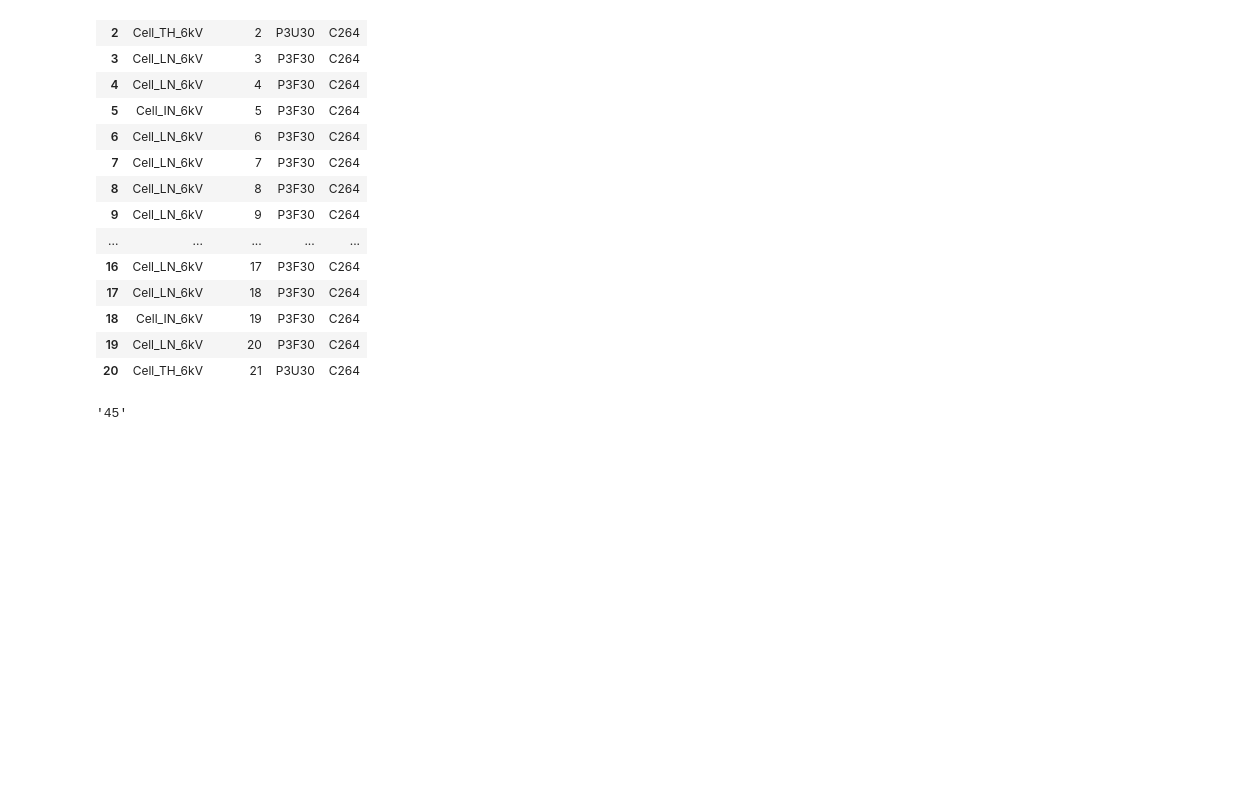
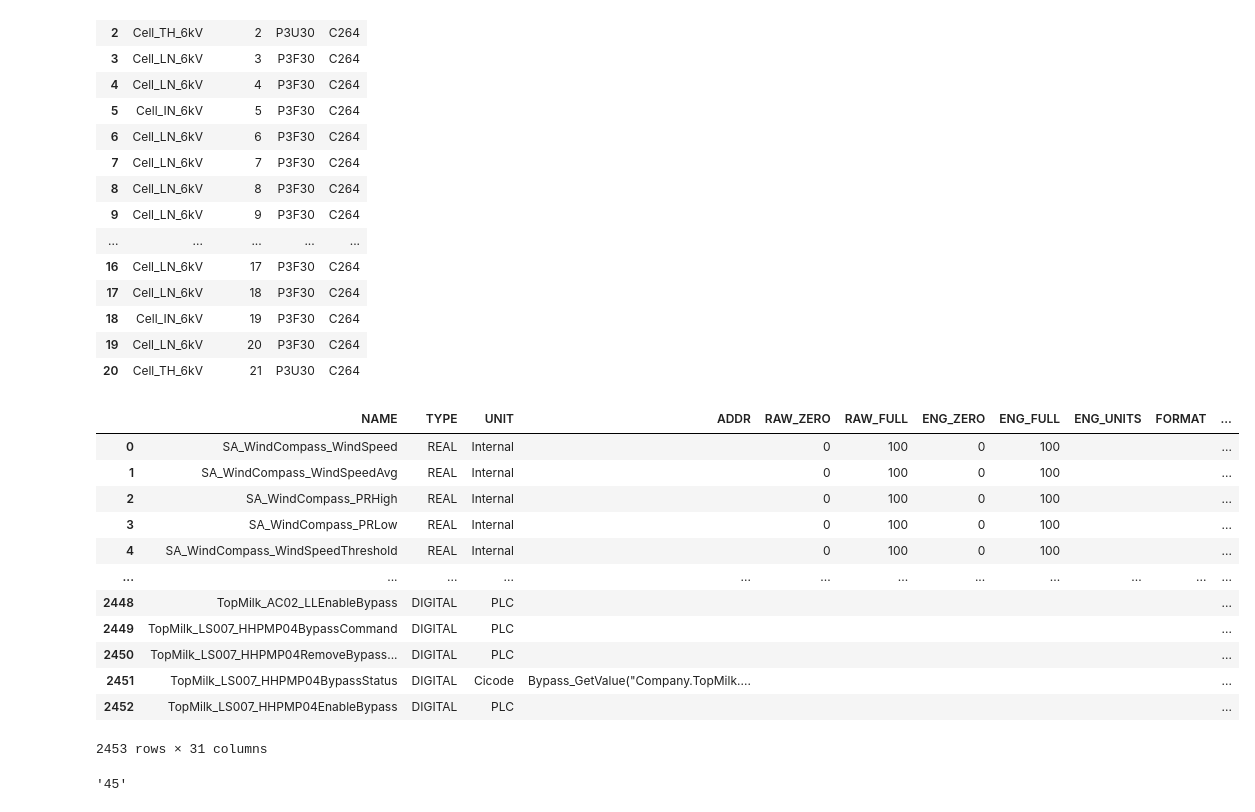
Before and after one commit to alermar69/myPython, a Jupyter notebook: ACY/dbf_scada.ipynb, the cells around one changed output. Drawn from its saved outputs; the diff is of its cells as text; code cells hidden in the pictures; blank space fills up the shorter version.

```diff
--- a/ACY/dbf_scada.ipynb
+++ b/ACY/dbf_scada.ipynb
@@ -342,6 +342,23 @@ df
 | 18 | Cell_IN_6kV | 19 | P3F30 | C264 |
 | 19 | Cell_LN_6kV | 20 | P3F30 | C264 |
 | 20 | Cell_TH_6kV | 21 | P3U30 | C264 |
+# %%
+project = Project('ExampleSA')
+project.base.base_tag.dataframe()
+# %% [output]
+|  | NAME | TYPE | UNIT | ADDR | RAW_ZERO | RAW_FULL | ENG_ZERO | ENG_FULL | ENG_UNITS | FORMAT | ... |
+| 0 | SA_WindCompass_WindSpeed | REAL | Internal |  | 0 | 100 | 0 | 100 |  |  | ... |
+| 1 | SA_WindCompass_WindSpeedAvg | REAL | Internal |  | 0 | 100 | 0 | 100 |  |  | ... |
+| 2 | SA_WindCompass_PRHigh | REAL | Internal |  | 0 | 100 | 0 | 100 |  |  | ... |
+| 3 | SA_WindCompass_PRLow | REAL | Internal |  | 0 | 100 | 0 | 100 |  |  | ... |
+| 4 | SA_WindCompass_WindSpeedThreshold | REAL | Internal |  | 0 | 100 | 0 | 100 |  |  | ... |
+| ... | ... | ... | ... | ... | ... | ... | ... | ... | ... | ... | ... |
+| 2448 | TopMilk_AC02_LLEnableBypass | DIGITAL | PLC |  |  |  |  |  |  |  | ... |
+| 2449 | TopMilk_LS007_HHPMP04BypassCommand | DIGITAL | PLC |  |  |  |  |  |  |  | ... |
+| 2450 | TopMilk_LS007_HHPMP04RemoveBypass... | DIGITAL | PLC |  |  |  |  |  |  |  | ... |
+| 2451 | TopMilk_LS007_HHPMP04BypassStatus | DIGITAL | Cicode | Bypass_GetValue("Company.TopMilk.... |  |  |  |  |  |  | ... |
+| 2452 | TopMilk_LS007_HHPMP04EnableBypass | DIGITAL | PLC |  |  |  |  |  |  |  | ... |
+2453 rows × 31 columns
 # %%
 df = project.base.base_io.dataframe()
 # %%
```
Also changed, not shown: parts of 2 cells of this notebook.
